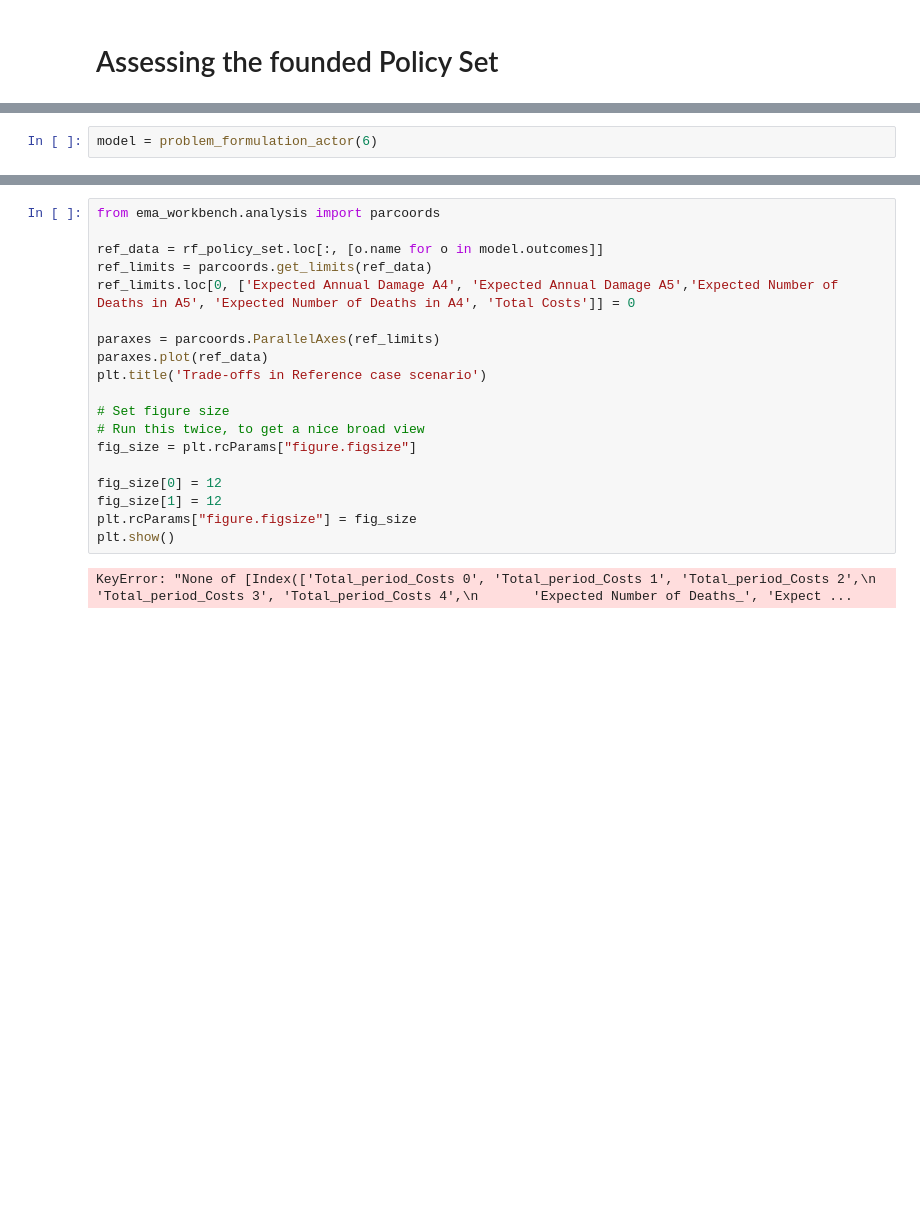
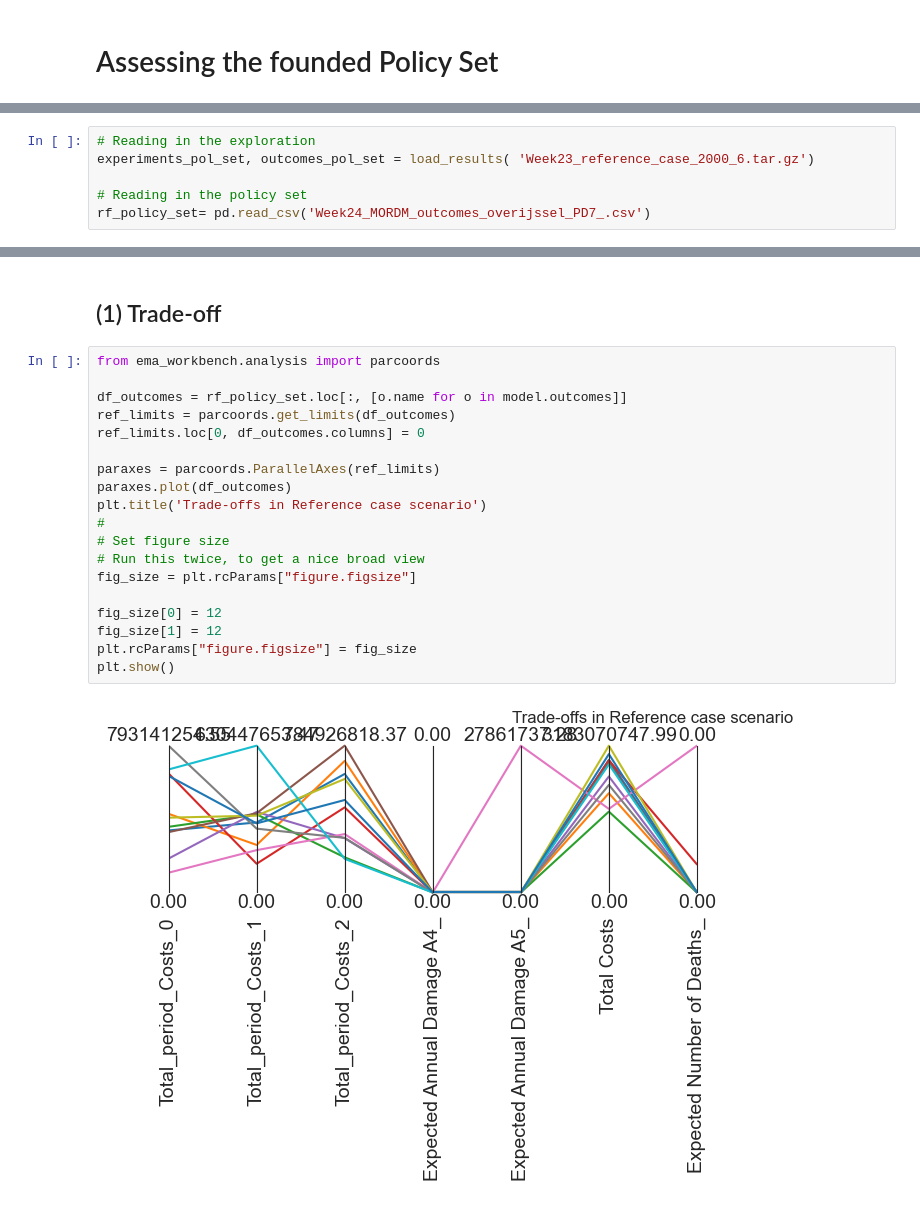
Before and after one commit to yhienz/epa141A_group3, a Jupyter notebook: final_ass_time_changed/Assessing_Policy_Set.ipynb, the cells around one changed output, grey strips where cells are left out. Drawn from its saved outputs; the diff is of its cells as text; blank space fills up the shorter version.

```diff
--- a/final_ass_time_changed/Assessing_Policy_Set.ipynb
+++ b/final_ass_time_changed/Assessing_Policy_Set.ipynb
@@ -105,2 +132,0 @@ levers = copy.deepcopy(dike_model.levers)
-# %%
-model = problem_formulation_actor(6)
@@ -119,0 +199,6 @@ rf_policy_set
+# %%
+# Reading in the exploration
+experiments_pol_set, outcomes_pol_set = load_results( 'Week23_reference_case_2000_6.tar.gz')
+
+# Reading in the policy set
+rf_policy_set= pd.read_csv('Week24_MORDM_outcomes_overijssel_PD7_.csv')
@@ -120,21 +275,23 @@ rf_policy_set
+# %% [markdown]
+## (1) Trade-off
 # %%
 from ema_workbench.analysis import parcoords
 
-ref_data = rf_policy_set.loc[:, [o.name for o in model.outcomes]]
-ref_limits = parcoords.get_limits(ref_data)
-ref_limits.loc[0, ['Expected Annual Damage A4', 'Expected Annual Damage A5','Expected Number of Deaths in A5', 'Expected Number of Deaths in A4', 'Total Costs']] = 0
+df_outcomes = rf_policy_set.loc[:, [o.name for o in model.outcomes]]
+ref_limits = parcoords.get_limits(df_outcomes)
+ref_limits.loc[0, df_outcomes.columns] = 0
 
 paraxes = parcoords.ParallelAxes(ref_limits)
-paraxes.plot(ref_data)
+paraxes.plot(df_outcomes)
 plt.title('Trade-offs in Reference case scenario')
-
+#
 # Set figure size
 # Run this twice, to get a nice broad view
 fig_size = plt.rcParams["figure.figsize"]
 
 fig_size[0] = 12
 fig_size[1] = 12
 plt.rcParams["figure.figsize"] = fig_size
 plt.show()
 # %% [output]
-KeyError: "None of [Index(['Total_period_Costs 0', 'Total_period_Costs 1', 'Total_period_Costs 2',\n       'Total_period_Costs 3', 'Total_period_Costs 4',\n       'Expected Number of Deaths_', 'Expect ...
+[figure, added]
```
Also changed, not shown: parts of 41 cells of this notebook, 4 other files.
